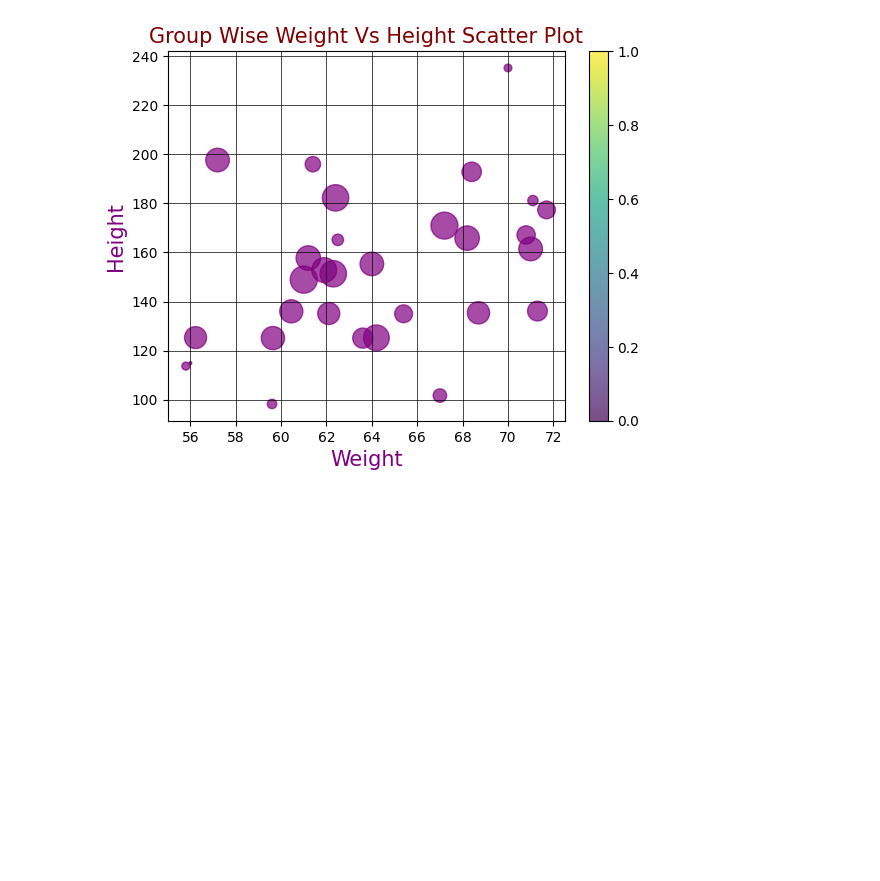
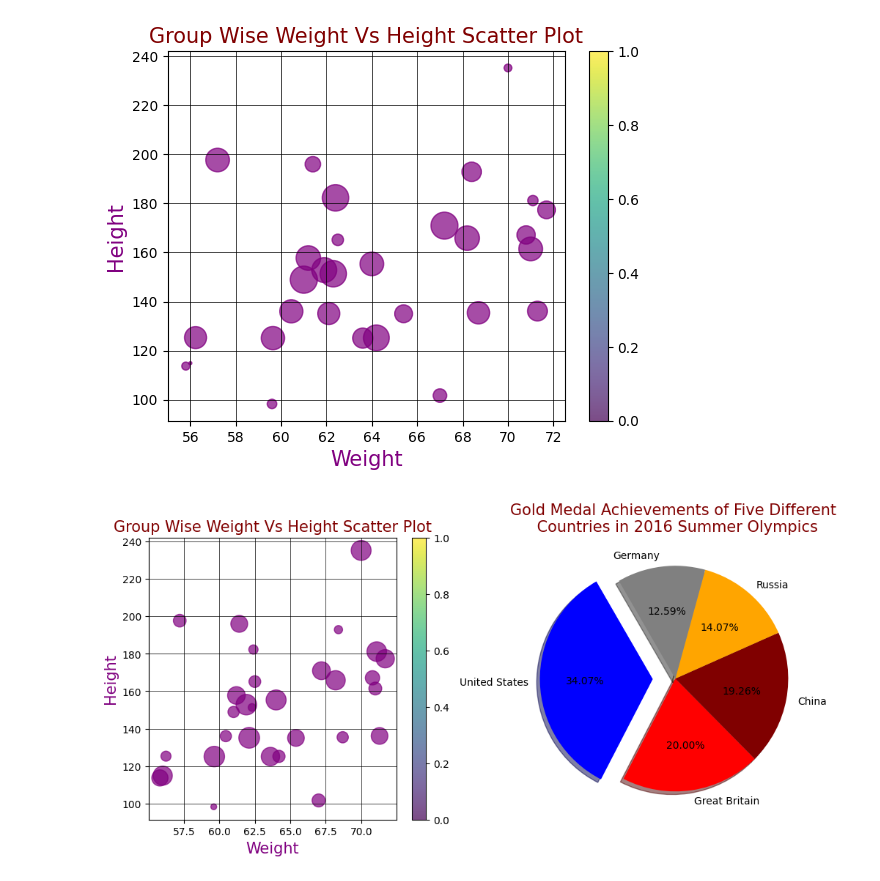
Before and after one commit to Hasnain-Sidd/Data-Science, a Jupyter notebook: Matplotlib.ipynb, the cells around one changed output. Cells and saved outputs as stored; diff of their text form; code cells hidden in the pictures; blank space fills up the shorter version.

```diff
--- a/Matplotlib.ipynb
+++ b/Matplotlib.ipynb
@@ -185,3 +185,32 @@ plt.grid(linestyle='solid',linewidth=0.5,color='black')
 plt.show()
 # %% [output]
 [figure]
+# %%
+# Two Graphs in a Single Frame
+weight1=[67,57.2,59.6,59.64,55.8,61.2,60.45,61,56.23,56]
+height1=[101.7,197.6,98.3,125.1,113.7,157.7,136,148.9,125.3,114.9]
+weight2=[61.9,64,62.1,64.2,62.3,65.4,62.4,61.4,62.5,63.6]
+height2=[152.8,155.3,135.1,125.2,151.3,135,182.2,195.9,165.1,125.1]
+weight3=[68.2,67.2,68.4,68.7,71,71.3,70.8,70,71.1,71.7]
+height3=[165.8,170.9,192.8,135.4,161.4,136.1,167.1,235.1,181.1,177.3]
+weight=np.concatenate((weight1,weight2,weight3))
+height=np.concatenate((height1,height2,height3))
+size=2.2*np.random.randint(200,size=weight.size)
+fig=plt.figure(figsize=(12,5))
+plt.subplot(1,2,1)
+plt.scatter(weight,height,color='purple',s=size,alpha=0.7)
+plt.colorbar()
+plt.xlabel("Weight",color='Purple',fontsize=15)
+plt.ylabel("Height",color='Purple',fontsize=15)
+plt.title("Group Wise Weight Vs Height Scatter Plot",color='maroon',fontsize=15)
+plt.grid(linestyle='solid',linewidth=0.5,color='black')
+country=['United States','Great Britain','China','Russia','Germany']
+gold_medals=[46,27,26,19,17]
+exp=[0.2,0,0,0,0]
+color=['blue','red','Maroon','orange','gray']
+plt.subplot(1,2,2)
+plt.pie(gold_medals,labels=country,autopct="%1.2f%%",explode=exp,shadow=True,startangle=120,colors=color)
+plt.title('Gold Medal Achievements of Five Different \n Countries in 2016 Summer Olympics',color='Maroon',fontsize=15)
+plt.show()
+# %% [output]
+[figure, added]
```
